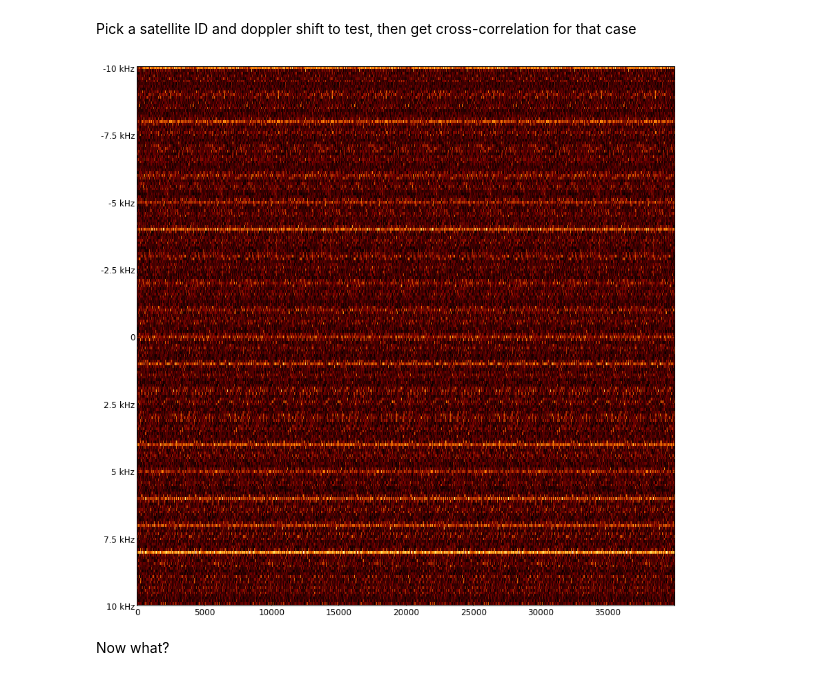
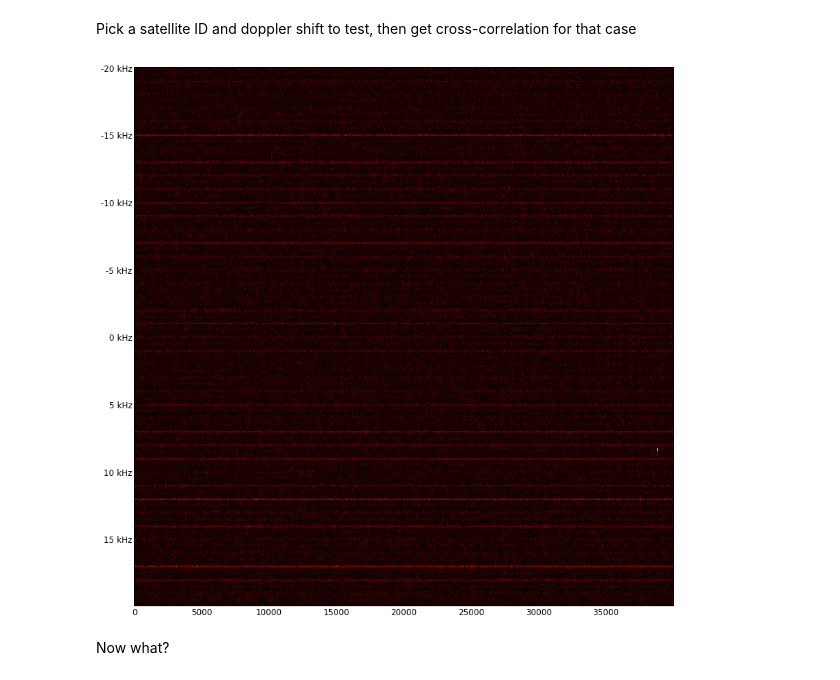
Before and after one commit to natronics/gps, a Jupyter notebook: notebooks/cross-correlation.ipynb, the cells around one changed output. Drawn from its saved outputs; the diff is of its cells as text; code cells hidden in the pictures.

```diff
--- a/notebooks/cross-correlation.ipynb
+++ b/notebooks/cross-correlation.ipynb
@@ -17,33 +17,35 @@ read in 40000 samples
 Pick a satellite ID and doppler shift to test, then get cross-correlation for that case
 # %%
 sats = []
-for i in range(200):
-    sats.append(aquire.test(data.SPAIN['sample-rate'], init, 7, i*100 - 10000))
+ticks = range(0,400,50)
+tick_labels = ["%d kHz" % ((i-200)/10) for i in ticks]
+for i in range(400):
+    test = aquire.test(data.SPAIN['sample-rate'], init, 20, i*100 - 20000)
+    sats.append(test)
 # %%
 %matplotlib inline
 import matplotlib.pyplot as plt
 from matplotlib import rcParams
 rcParams.update({'font.size': 12})
 
 
 fig = plt.figure(figsize=(14,14))
 ax = fig.add_subplot(111)
-ax.imshow(sats, interpolation='nearest', cmap='afmhot', aspect=40000/200)
-plt.yticks([0, 25, 50, 75, 100, 125, 150, 175, 200],
-           ["-10 kHz", "-7.5 kHz", "-5 kHz", "-2.5 kHz", "0", "2.5 kHz", "5 kHz", "7.5 kHz", "10 kHz"])
+ax.imshow(sats, interpolation='nearest', cmap='afmhot', aspect=40000/400)
+plt.yticks(ticks, tick_labels)
 plt.show()
 
 
 test = """
 for i, sat in enumerate(sats):
     fig = plt.figure(figsize=(16,9))
     ax = fig.add_subplot(111)
     plt.title(str(i+1))
     sat = sat[0:4000]
     ax.plot(range(len(sat)), sat)
     plt.show()
 """
 # %% [output]
-[figure, old version]
+[figure, new version]
 # %% [markdown]
 Now what?
```
Also changed, not shown: parts of 1 cell of this notebook.
